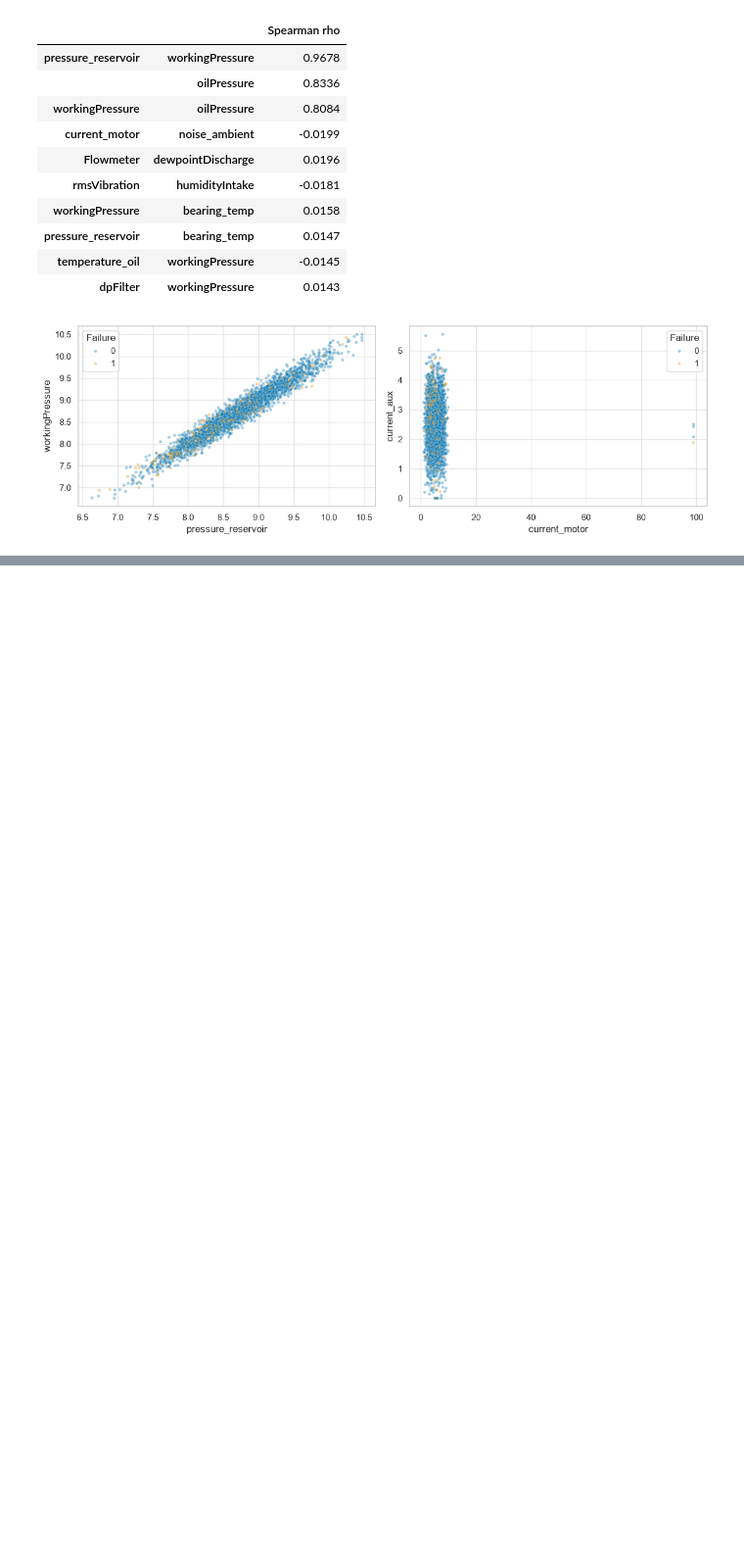
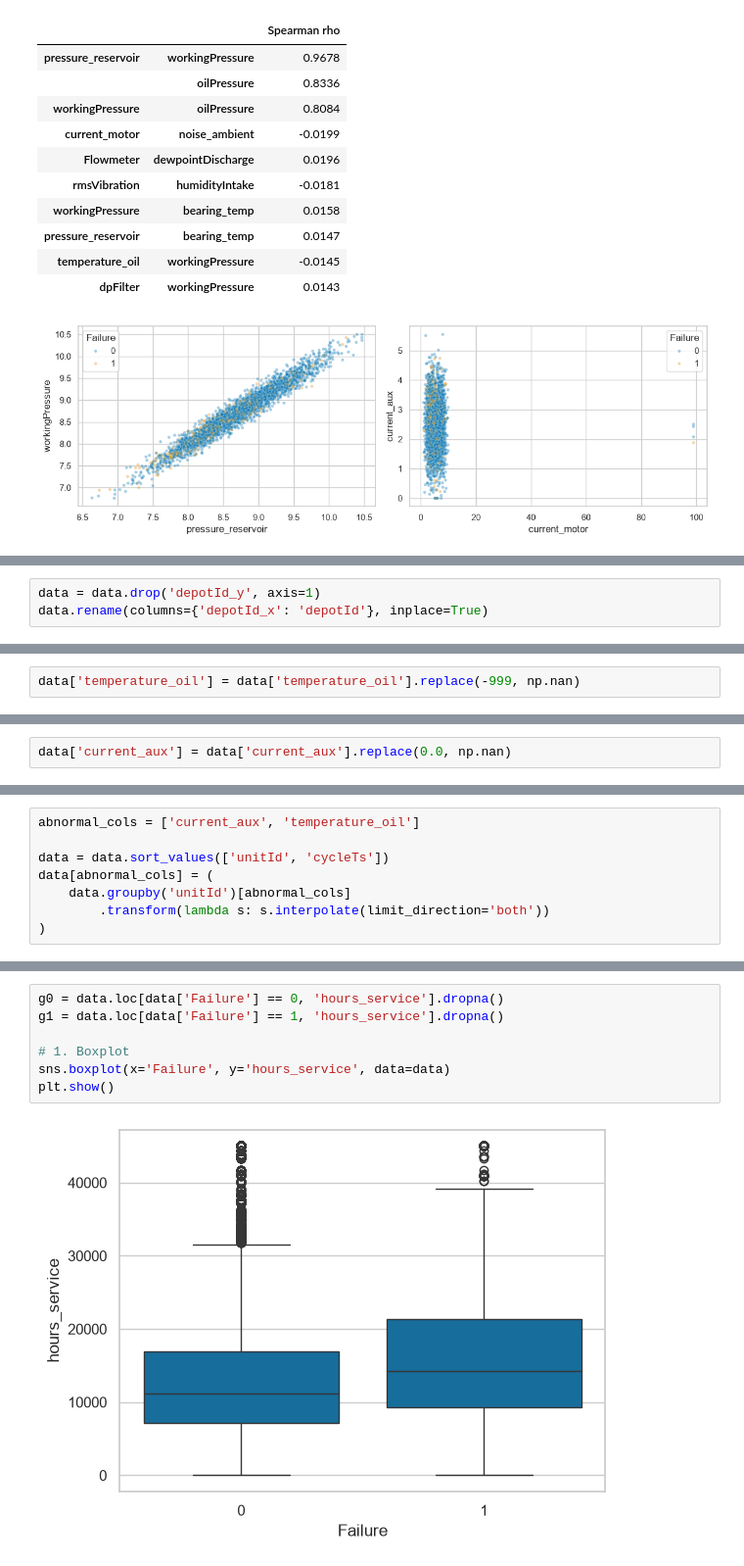
Before and after one commit to MishaTeror/IAU_faza1, a Jupyter notebook: IAU_faza1_012.ipynb, the cells around one changed output, grey strips where cells are left out. Shown at 98% size. Cells and saved outputs as stored; diff of their text form; blank space fills up the shorter version.

```diff
--- a/IAU_faza1_012.ipynb
+++ b/IAU_faza1_012.ipynb
@@ -276,0 +568,3 @@ Opakované merania jedného zariadenia nemusia byť nezávislé. Preto pri hypot
+# %%
+data = data.drop('depotId_y', axis=1)
+data.rename(columns={'depotId_x': 'depotId'}, inplace=True)
@@ -276,0 +603,2 @@ Opakované merania jedného zariadenia nemusia byť nezávislé. Preto pri hypot
+# %%
+data['temperature_oil'] = data['temperature_oil'].replace(-999, np.nan)
@@ -276,0 +678,2 @@ Opakované merania jedného zariadenia nemusia byť nezávislé. Preto pri hypot
+# %%
+data['current_aux'] = data['current_aux'].replace(0.0, np.nan)
@@ -276,0 +684,8 @@ Opakované merania jedného zariadenia nemusia byť nezávislé. Preto pri hypot
+# %%
+abnormal_cols = ['current_aux', 'temperature_oil']
+
+data = data.sort_values(['unitId', 'cycleTs'])
+data[abnormal_cols] = (
+    data.groupby('unitId')[abnormal_cols]
+        .transform(lambda s: s.interpolate(limit_direction='both'))
+)
@@ -276,0 +828,9 @@ Opakované merania jedného zariadenia nemusia byť nezávislé. Preto pri hypot
+# %%
+g0 = data.loc[data['Failure'] == 0, 'hours_service'].dropna()
+g1 = data.loc[data['Failure'] == 1, 'hours_service'].dropna()
+
+# 1. Boxplot
+sns.boxplot(x='Failure', y='hours_service', data=data)
+plt.show()
+# %% [output]
+[figure, added]
```
Also changed, not shown: parts of 100 cells of this notebook.
